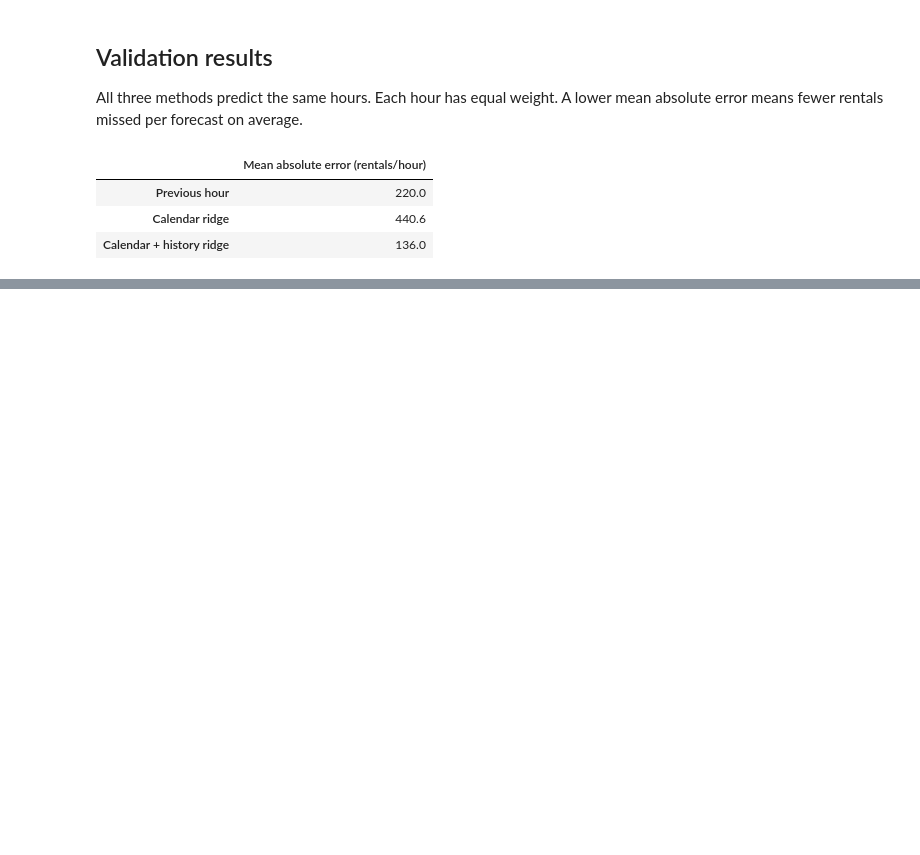
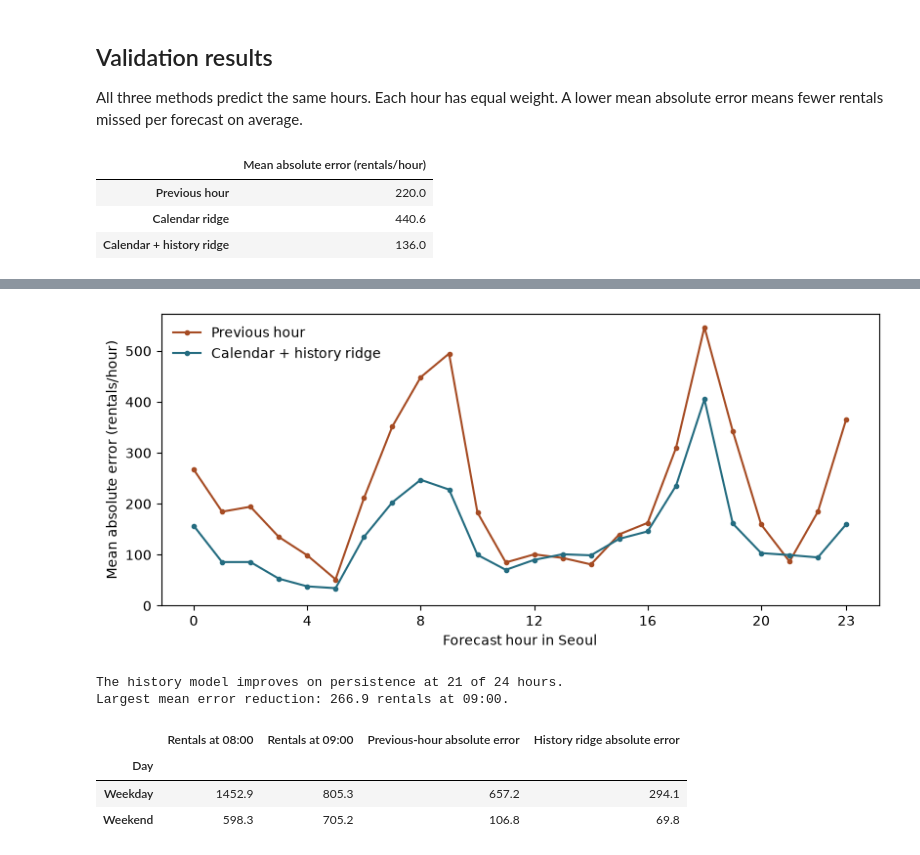
Before and after one commit to daidaibunny/258, a Jupyter notebook: seoul_bike_demand.ipynb, the cells around one changed output, grey strips where cells are left out. Drawn from its saved outputs; the diff is of its cells as text; code cells hidden in the pictures; blank space fills up the shorter version.

Commit message:
feat: compare rental history across months and hand off team roles

```diff
--- a/seoul_bike_demand.ipynb
+++ b/seoul_bike_demand.ipynb
@@ -160,0 +202,36 @@ On validation, adding the three historical counts reduced mean absolute error fr
+# %%
+methods = ["Previous hour", "Calendar + history ridge"]
+pair_errors = valid_predictions[methods].sub(valid["rentals"], axis="index").abs()
+hourly_mae = pair_errors.groupby(valid.index.hour).mean()
+
+fig, ax = plt.subplots(figsize=(8, 3.5), constrained_layout=True)
+for method, color in zip(methods, ["#a64c24", "#246c80"]):
+	ax.plot(hourly_mae.index, hourly_mae[method], label=method, color=color, marker=".")
+ax.set(xlabel="Forecast hour in Seoul", ylabel="Mean absolute error (rentals/hour)")
+ax.set_xticks([0, 4, 8, 12, 16, 20, 23])
+ax.set_ylim(bottom=0)
+ax.legend(frameon=False)
+plt.show()
+
+gain_by_hour = hourly_mae["Previous hour"] - hourly_mae["Calendar + history ridge"]
+print(f"The history model improves on persistence at {gain_by_hour.gt(0).sum()} of 24 hours.")
+best_hour = gain_by_hour.idxmax()
+print(f"Largest mean error reduction: {gain_by_hour.max():.1f} rentals at {best_hour:02}:00.")
+
+nine_am = valid.index.hour == 9
+morning = pd.DataFrame({
+	"Day": np.where(valid.index[nine_am].day_of_week < 5, "Weekday", "Weekend"),
+	"Rentals at 08:00": valid.loc[nine_am, "lag_1h"],
+	"Rentals at 09:00": valid.loc[nine_am, "rentals"],
+	"Previous-hour absolute error": pair_errors.loc[nine_am, "Previous hour"],
+	"History ridge absolute error": pair_errors.loc[nine_am, "Calendar + history ridge"],
+})
+morning.groupby("Day").mean().round(1)
+# %% [output]
+[figure, added]
+The history model improves on persistence at 21 of 24 hours.
+Largest mean error reduction: 266.9 rentals at 09:00.
+|  | Rentals at 08:00 | Rentals at 09:00 | Previous-hour absolute error | History ridge absolute error |
+| Day |  |  |  |  |
+| Weekday | 1452.9 | 805.3 | 657.2 | 294.1 |
+| Weekend | 598.3 | 705.2 | 106.8 | 69.8 |
```
Also changed, not shown: parts of 6 cells of this notebook, 3 other files.
